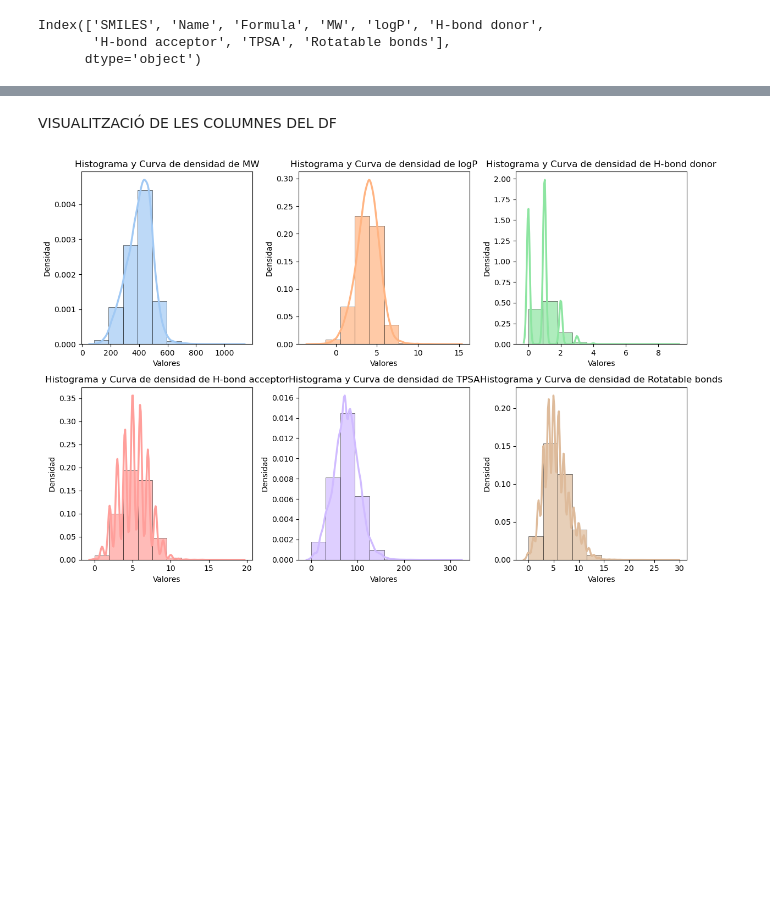
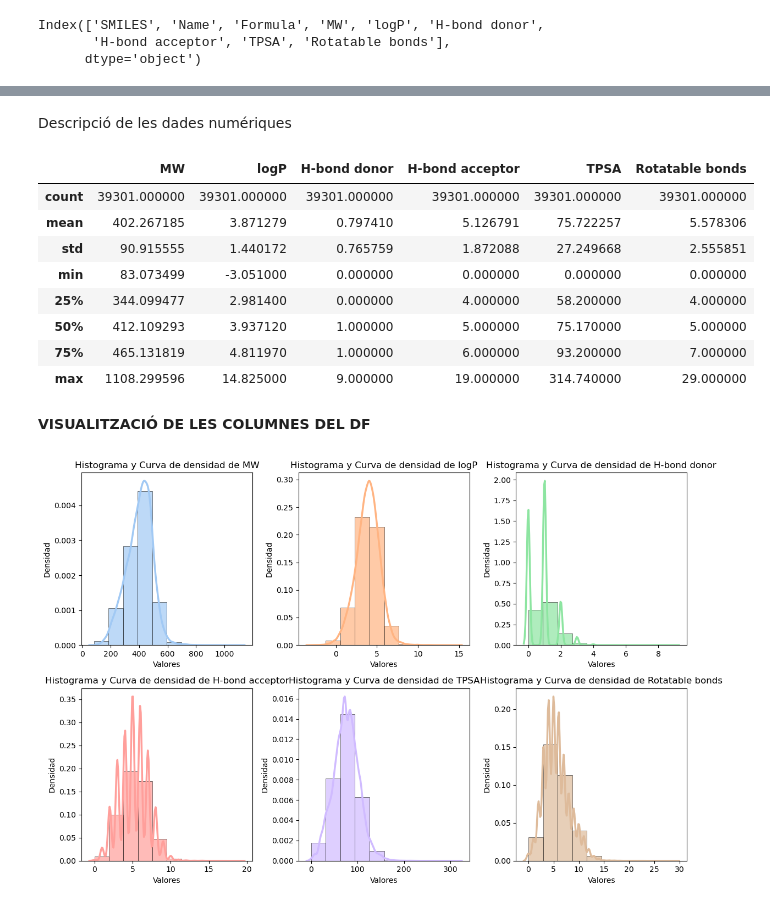
Before and after one commit to Biocomputing-Teaching/Carla-F-TFM, a Jupyter notebook: code/tfm.ipynb, the cells around one changed output, grey strips where cells are left out. Saved outputs shown, nothing was run; the diff lists cells and outputs as text; code cells hidden in the pictures; blank space fills up the shorter version.

```diff
--- a/code/tfm.ipynb
+++ b/code/tfm.ipynb
@@ -78,5 +128,19 @@ Index(['SMILES', 'Name', 'Formula', 'MW', 'logP', 'H-bond donor',
+# %% [markdown]
+Descripció de les dades numériques
+# %%
+df.describe()
+# %% [output]
+|  | MW | logP | H-bond donor | H-bond acceptor | TPSA | Rotatable bonds |
+| count | 39301.000000 | 39301.000000 | 39301.000000 | 39301.000000 | 39301.000000 | 39301.000000 |
+| mean | 402.267185 | 3.871279 | 0.797410 | 5.126791 | 75.722257 | 5.578306 |
+| std | 90.915555 | 1.440172 | 0.765759 | 1.872088 | 27.249668 | 2.555851 |
+| min | 83.073499 | -3.051000 | 0.000000 | 0.000000 | 0.000000 | 0.000000 |
+| 25% | 344.099477 | 2.981400 | 0.000000 | 4.000000 | 58.200000 | 4.000000 |
+| 50% | 412.109293 | 3.937120 | 1.000000 | 5.000000 | 75.170000 | 5.000000 |
+| 75% | 465.131819 | 4.811970 | 1.000000 | 6.000000 | 93.200000 | 7.000000 |
+| max | 1108.299596 | 14.825000 | 9.000000 | 19.000000 | 314.740000 | 29.000000 |
 # %% [markdown]
-VISUALITZACIÓ DE LES COLUMNES DEL DF
+**VISUALITZACIÓ DE LES COLUMNES DEL DF**
 # %%
 import pandas as pd
 import matplotlib.pyplot as plt
```
Also changed, not shown: parts of 14 cells of this notebook.
